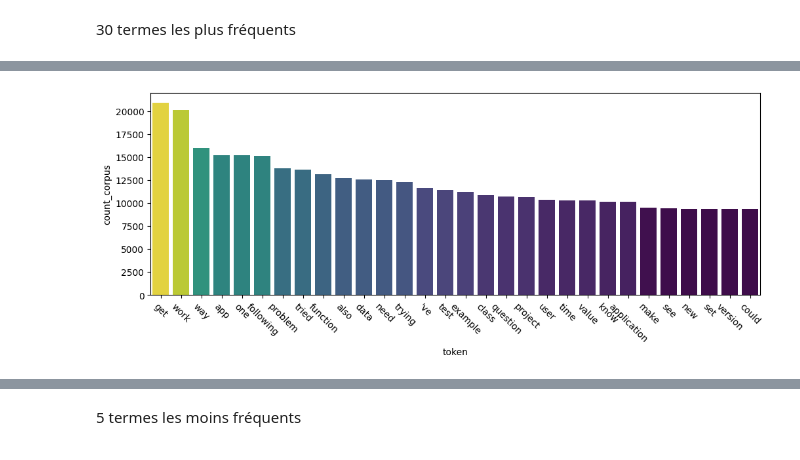
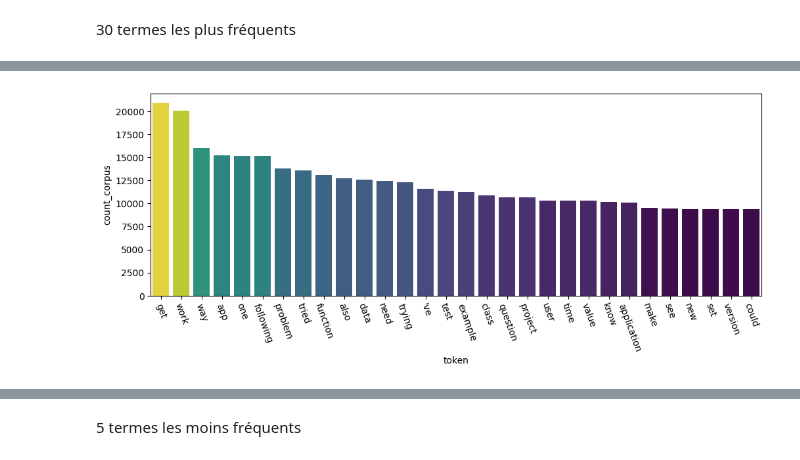
Before and after one commit to sycod/OC_P5_SoF, a Jupyter notebook: 1_EDA.ipynb, the cells around one changed output, grey strips where cells are left out. Drawn from its saved outputs; the diff is of its cells as text; code cells hidden in the pictures.

```diff
--- a/1_EDA.ipynb
+++ b/1_EDA.ipynb
@@ -689,5 +678,5 @@ fig, ax = plt.subplots(figsize=(12, 4))
 sns.barplot(
     _, x="token", y="count_corpus", hue="count_corpus", legend=False, palette="viridis"
 )
-ax.tick_params(axis="x", labelrotation=-45)
+ax.tick_params(axis="x", labelrotation=-70)
 # %% [output]
@@ -711 +683 @@ DEBUG:matplotlib.font_manager:findfont: Matching sans\-serif:style=normal:varian
-[figure, old version]
+[figure, new version]
```
Also changed, not shown: parts of 43 cells of this notebook, 3 other files.
